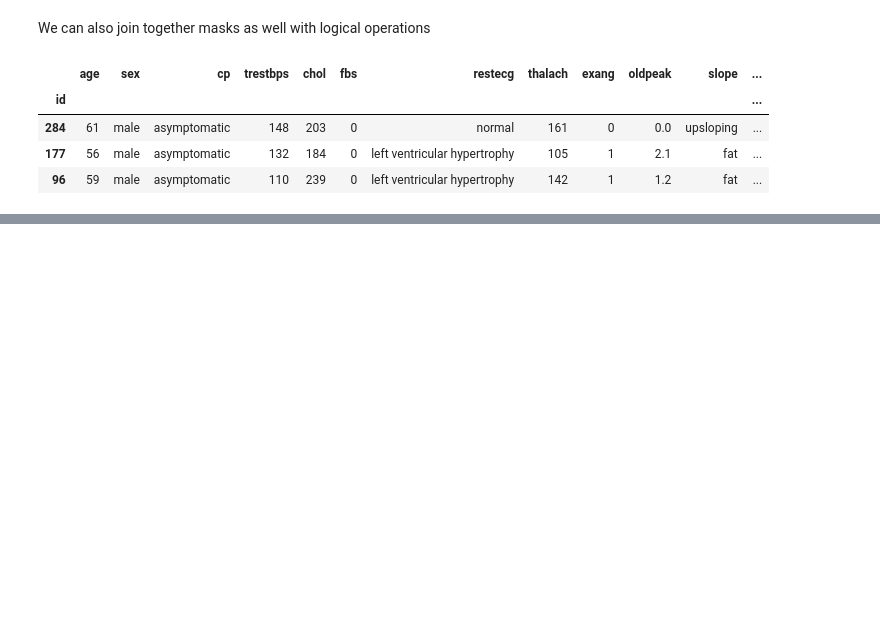
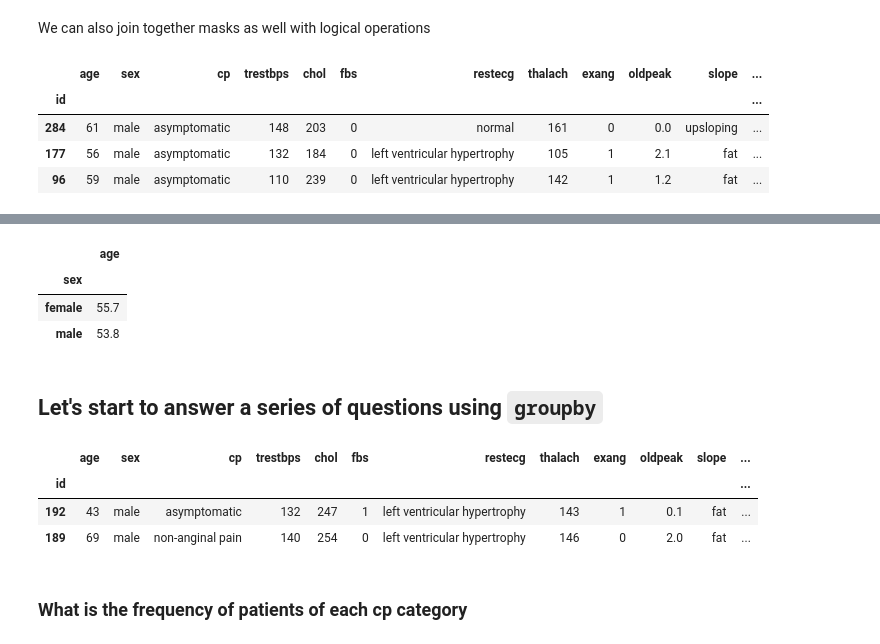
Before and after one commit to Hospital-Da-Luz-Learning-Health/MLCatolica25, a Jupyter notebook: Aula 3 - Data Analysis & Statistics/Pandas DataFrames 101/Learning Notebook.ipynb, the cells around one changed output, grey strips where cells are left out. Drawn from its saved outputs; the diff is of its cells as text; code cells hidden in the pictures; blank space fills up the shorter version.

```diff
--- a/Aula 3 - Data Analysis & Statistics/Pandas DataFrames 101/Learning Notebook.ipynb
+++ b/Aula 3 - Data Analysis & Statistics/Pandas DataFrames 101/Learning Notebook.ipynb
@@ -433,0 +489,19 @@ df.loc[mask_age_above_55 & mask_cp_asymptomatic,:].head(3)
+# %%
+# we can "prettify" the previous results
+df.groupby('sex')['age'].mean().to_frame().round(1)
+# %% [output]
+|  | age |
+| sex |  |
+| female | 55.7 |
+| male | 53.8 |
+# %% [markdown]
+## Let's start to answer a series of questions using `groupby`
+# %%
+df.head(2)
+# %% [output]
+|  | age | sex | cp | trestbps | chol | fbs | restecg | thalach | exang | oldpeak | slope | ... |
+| id |  |  |  |  |  |  |  |  |  |  |  | ... |
+| 192 | 43 | male | asymptomatic | 132 | 247 | 1 | left ventricular hypertrophy | 143 | 1 | 0.1 | fat | ... |
+| 189 | 69 | male | non-anginal pain | 140 | 254 | 0 | left ventricular hypertrophy | 146 | 0 | 2.0 | fat | ... |
+# %% [markdown]
+### What is the frequency of patients of each cp category
```
Also changed, not shown: parts of 30 cells of this notebook, 1 other file.
